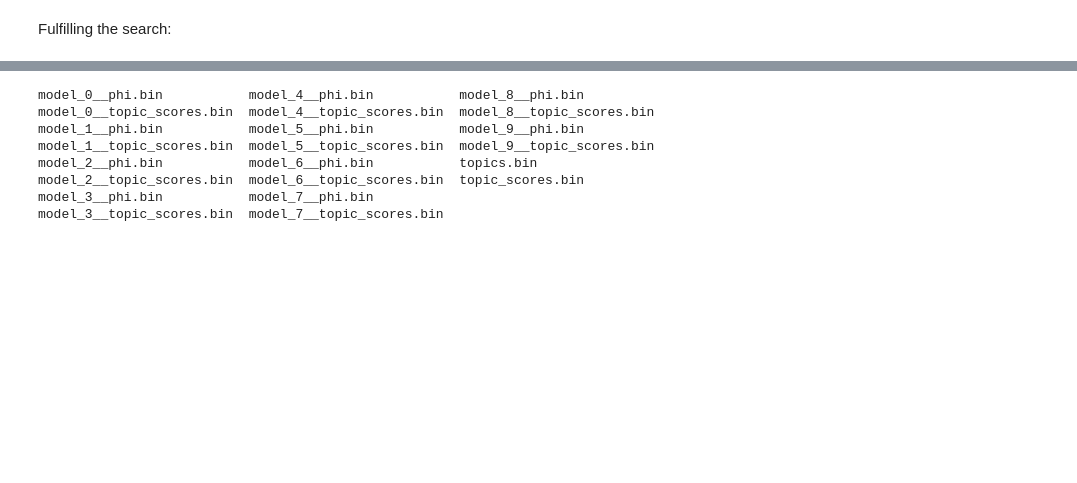
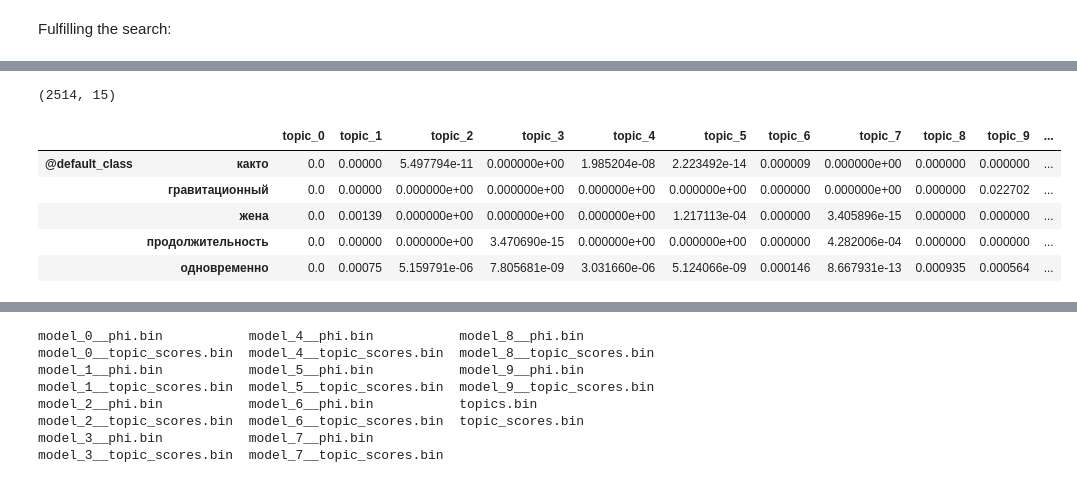
Before and after one commit to machine-intelligence-laboratory/OptimalNumberOfTopics, a Jupyter notebook: demos/TopicBank-Experiment-BankCreation.ipynb, the cells around one changed output, grey strips where cells are left out. Cells and saved outputs as stored; diff of their text form; code cells hidden in the pictures; blank space fills up the shorter version.

```diff
--- a/demos/TopicBank-Experiment-BankCreation.ipynb
+++ b/demos/TopicBank-Experiment-BankCreation.ipynb
@@ -359,0 +807,15 @@ Fulfilling the search:
+# %%
+bank_topics = optimizer._topic_bank.view_topics()
+# %%
+bank_topics.shape
+# %% [output]
+(2514, 15)
+# %%
+bank_topics.head()
+# %% [output]
+|  |  | topic_0 | topic_1 | topic_2 | topic_3 | topic_4 | topic_5 | topic_6 | topic_7 | topic_8 | topic_9 | ... |
+| @default_class | както | 0.0 | 0.00000 | 5.497794e-11 | 0.000000e+00 | 1.985204e-08 | 2.223492e-14 | 0.000009 | 0.000000e+00 | 0.000000 | 0.000000 | ... |
+|  | гравитационный | 0.0 | 0.00000 | 0.000000e+00 | 0.000000e+00 | 0.000000e+00 | 0.000000e+00 | 0.000000 | 0.000000e+00 | 0.000000 | 0.022702 | ... |
+|  | жена | 0.0 | 0.00139 | 0.000000e+00 | 0.000000e+00 | 0.000000e+00 | 1.217113e-04 | 0.000000 | 3.405896e-15 | 0.000000 | 0.000000 | ... |
+|  | продолжительность | 0.0 | 0.00000 | 0.000000e+00 | 3.470690e-15 | 0.000000e+00 | 0.000000e+00 | 0.000000 | 4.282006e-04 | 0.000000 | 0.000000 | ... |
+|  | одновременно | 0.0 | 0.00075 | 5.159791e-06 | 7.805681e-09 | 3.031660e-06 | 5.124066e-09 | 0.000146 | 8.667931e-13 | 0.000935 | 0.000564 | ... |
```
Also changed, not shown: parts of 156 cells of this notebook.
